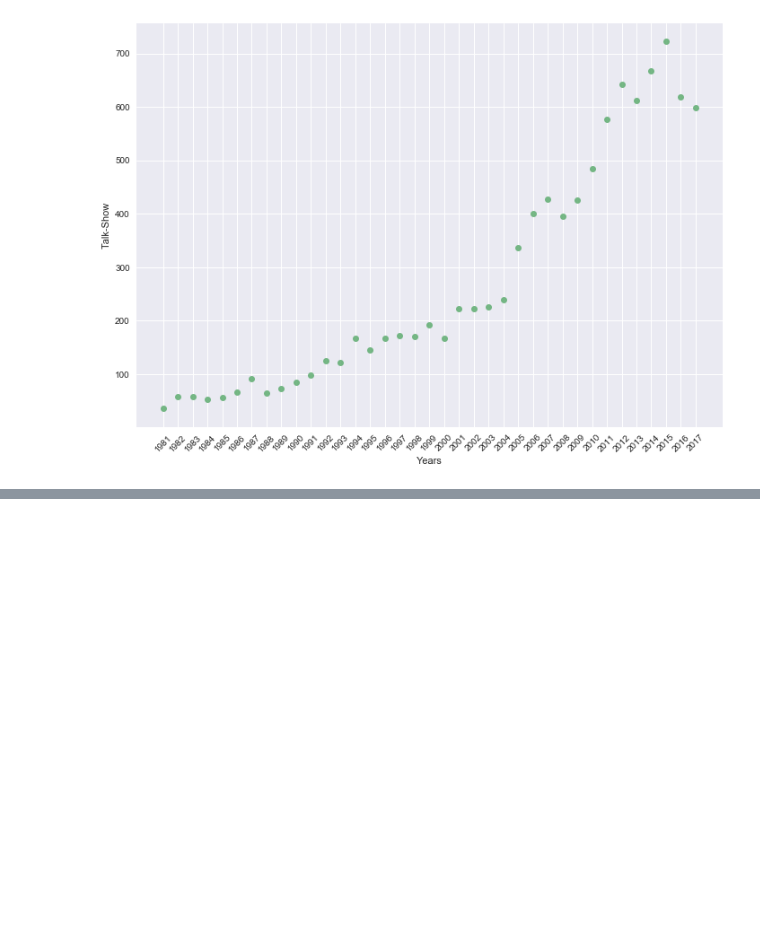
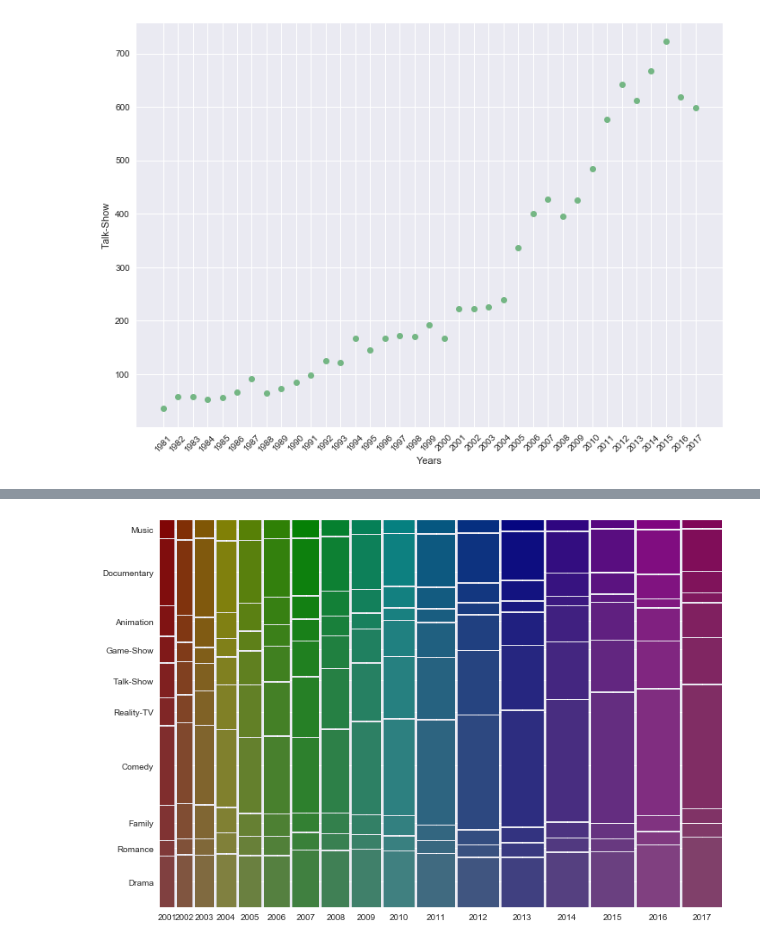
Before and after one commit to shuaibiyy/imdb, a Jupyter notebook: imdb.ipynb, the cells around one changed output, grey strips where cells are left out. Drawn from its saved outputs; the diff is of its cells as text; code cells hidden in the pictures; blank space fills up the shorter version.

```diff
--- a/imdb.ipynb
+++ b/imdb.ipynb
@@ -235,0 +242,6 @@ plot_genre('Talk-Show')
+# %%
+df1 = series[['startYear', 'genres']].dropna(subset=['startYear'])
+df1 = df1[df1['startYear'] != '\\N']
+pd.to_numeric(df1['startYear'])
+df1 = pd.DataFrame(df1['genres'].tolist(), index=df1['startYear']).stack().reset_index(name='genres')[['genres','startYear']]
+df1.tail()
@@ -235,0 +255,10 @@ plot_genre('Talk-Show')
+# %%
+top_10_genres = genre_ratios[:10].index.values
+df1['startYear'] = pd.to_numeric(df1['startYear'])
+df1 = df1[df1['startYear'] > 2000]
+df1 = df1[df1['startYear'] < 2018]
+df1 = df1[df1['genres'].isin(top_10_genres)]
+mosaic(df1.sort_values('startYear'), ['startYear', 'genres'], labelizer=(lambda _: ''))
+plt.show()
+# %% [output]
+[figure, added]
```
Also changed, not shown: parts of 24 cells of this notebook.
